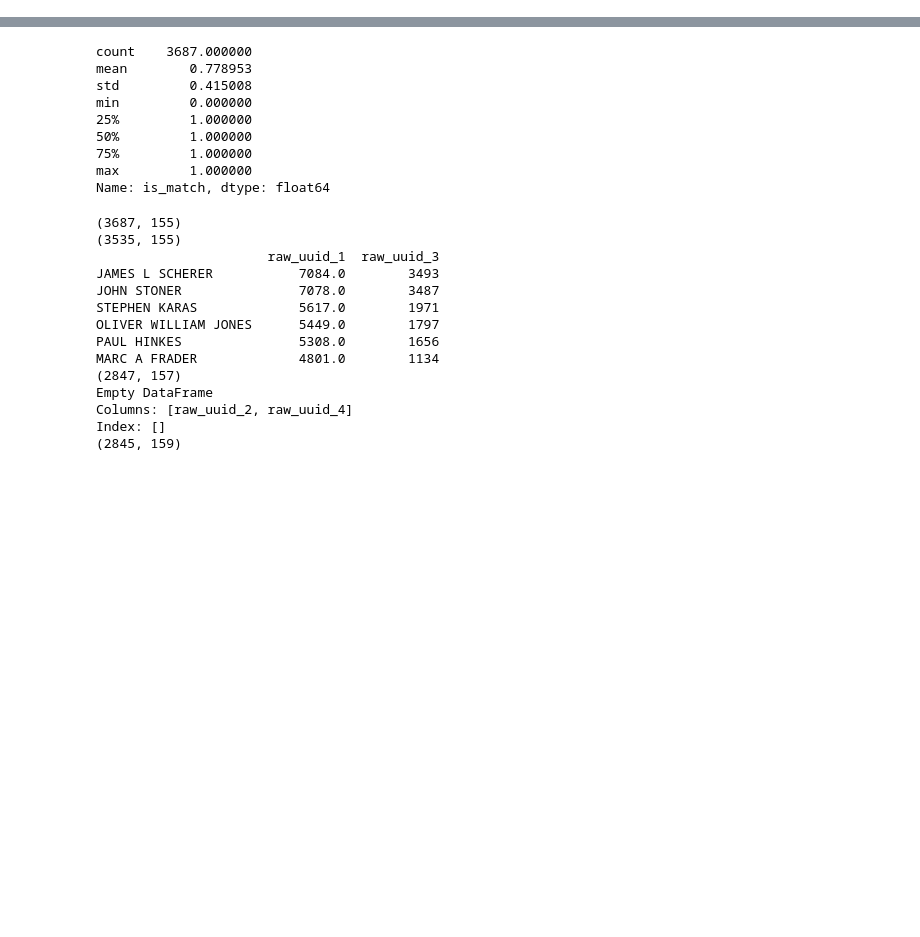
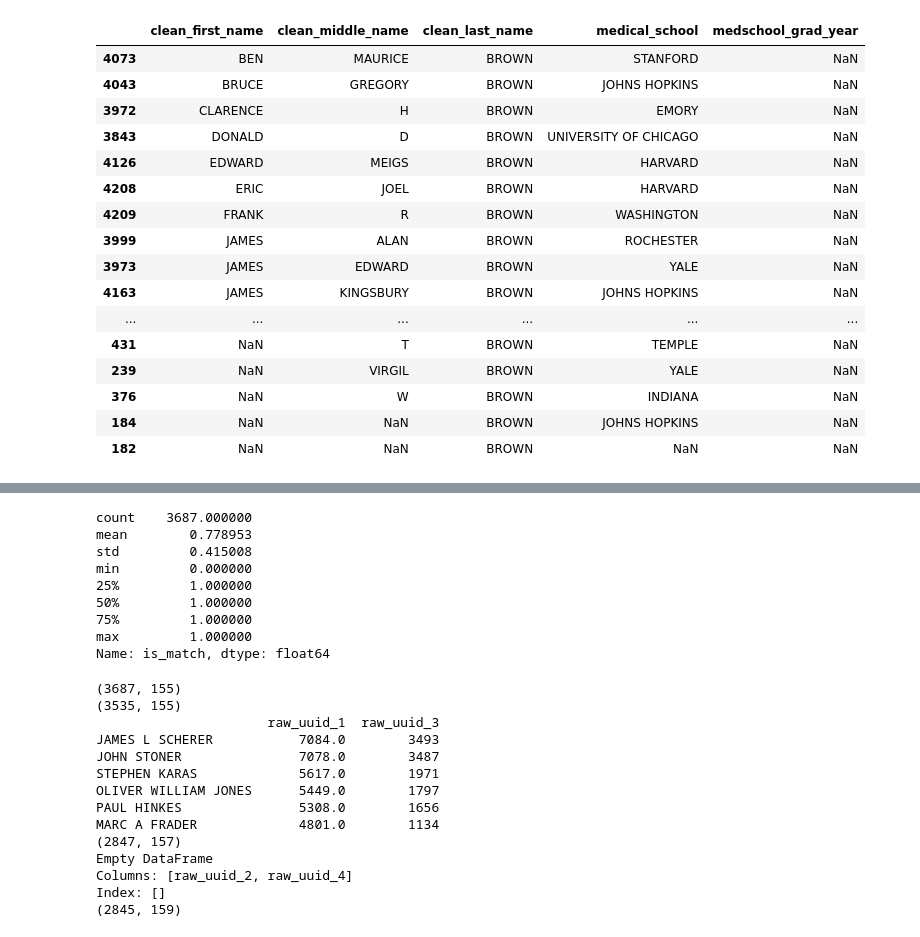
Before and after one commit to Lrraymond13/yellow_beret, a Jupyter notebook: Dedupe and Standardize Index Card Data.ipynb, the cells around one changed output, grey strips where cells are left out. Saved outputs shown, nothing was run; the diff lists cells and outputs as text; code cells hidden in the pictures; blank space fills up the shorter version.

```diff
--- a/Dedupe and Standardize Index Card Data.ipynb
+++ b/Dedupe and Standardize Index Card Data.ipynb
@@ -206,6 +224,28 @@ def get_first_letter(str_var):
     if pd.isnull(str_var) or str_var=='':
         return np.nan
     return str_var[0]
+# %%
+last_names = 'BROWN'
+# %%
+all_app5.loc[all_app5.clean_last_name==last_names, NAME_COLS+['medical_school', 'medschool_grad_year']]
+# %% [output]
+|  | clean_first_name | clean_middle_name | clean_last_name | medical_school | medschool_grad_year |
+| 4073 | BEN | MAURICE | BROWN | STANFORD | NaN |
+| 4043 | BRUCE | GREGORY | BROWN | JOHNS HOPKINS | NaN |
+| 3972 | CLARENCE | H | BROWN | EMORY | NaN |
+| 3843 | DONALD | D | BROWN | UNIVERSITY OF CHICAGO | NaN |
+| 4126 | EDWARD | MEIGS | BROWN | HARVARD | NaN |
+| 4208 | ERIC | JOEL | BROWN | HARVARD | NaN |
+| 4209 | FRANK | R | BROWN | WASHINGTON | NaN |
+| 3999 | JAMES | ALAN | BROWN | ROCHESTER | NaN |
+| 3973 | JAMES | EDWARD | BROWN | YALE | NaN |
+| 4163 | JAMES | KINGSBURY | BROWN | JOHNS HOPKINS | NaN |
+| ... | ... | ... | ... | ... | ... |
+| 431 | NaN | T | BROWN | TEMPLE | NaN |
+| 239 | NaN | VIRGIL | BROWN | YALE | NaN |
+| 376 | NaN | W | BROWN | INDIANA | NaN |
+| 184 | NaN | NaN | BROWN | JOHNS HOPKINS | NaN |
+| 182 | NaN | NaN | BROWN | NaN | NaN |
 # %%
 # merge in manual corrections excel sheet
 manual_fixes = pd.read_excel(os.path.join(CORRECTIONS_DIR, 'index_card_manual_corrections.xlsx')).rename(
```
Also changed, not shown: parts of 7 cells of this notebook, 6 other files.
